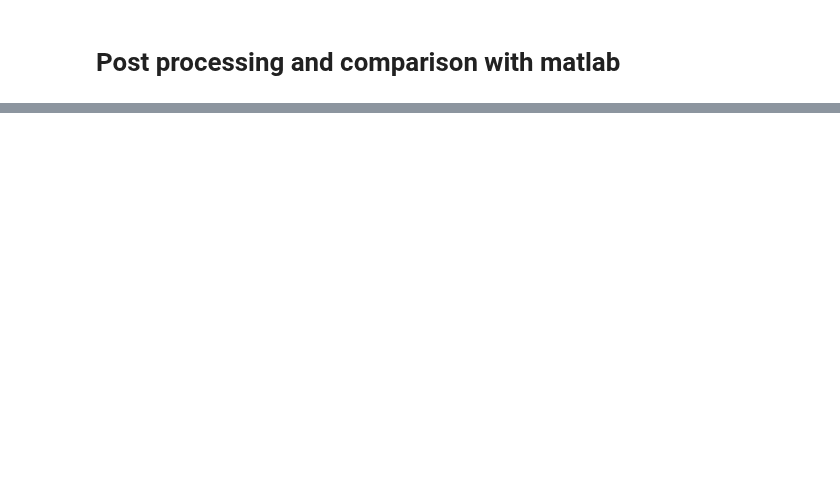
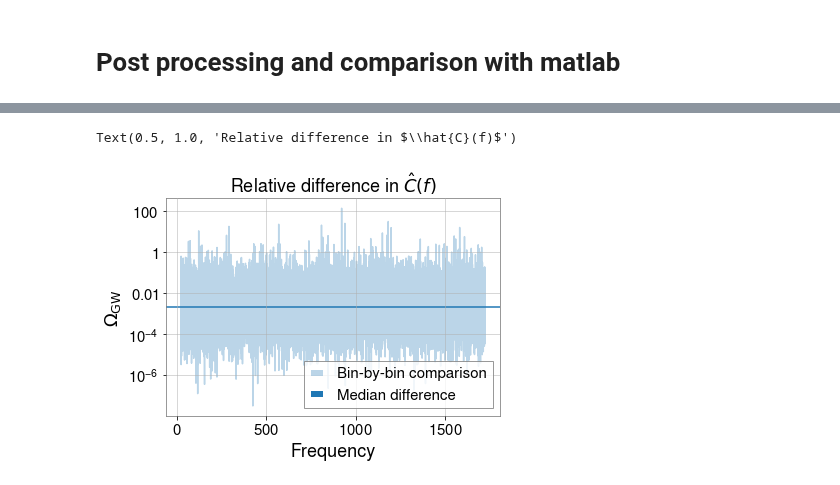
Before and after one commit to a-renzini/pygwb, a Jupyter notebook: tutorials/analyze_O2_open_data.ipynb, the cells around one changed output, grey strips where cells are left out. Saved outputs shown, nothing was run; the diff lists cells and outputs as text; code cells hidden in the pictures; blank space fills up the shorter version.

Commit message:
added relative difference comparison of stochastic.m an dstochastic_lite

```diff
--- a/tutorials/analyze_O2_open_data.ipynb
+++ b/tutorials/analyze_O2_open_data.ipynb
@@ -146,3 +182,14 @@ plt.legend()
+# %%
+plt.semilogy(freqs_matlab,np.abs(Y_f-Y_f_matlab)/np.abs(Y_f),alpha=0.3,label='Bin-by-bin comparison')
+plt.axhline(np.median(np.abs(Y_f-Y_f_matlab)/np.abs(Y_f)),label='Median difference')
+
+plt.xlabel('Frequency')
+plt.ylabel(r'$\Omega_{\rm GW}$')
+plt.legend()
+plt.title('Relative difference in $\hat{C}(f)$')
+# %% [output]
+Text(0.5, 1.0, 'Relative difference in $\\hat{C}(f)$')
+[figure, added]
 # %%
 plt.loglog(freqs,sigma_f,label='stochastic_lite')
 plt.loglog(freqs_matlab,sigma_f_matlab,linestyle='--',label='stochastic.m')
```
Also changed, not shown: parts of 6 cells of this notebook.
